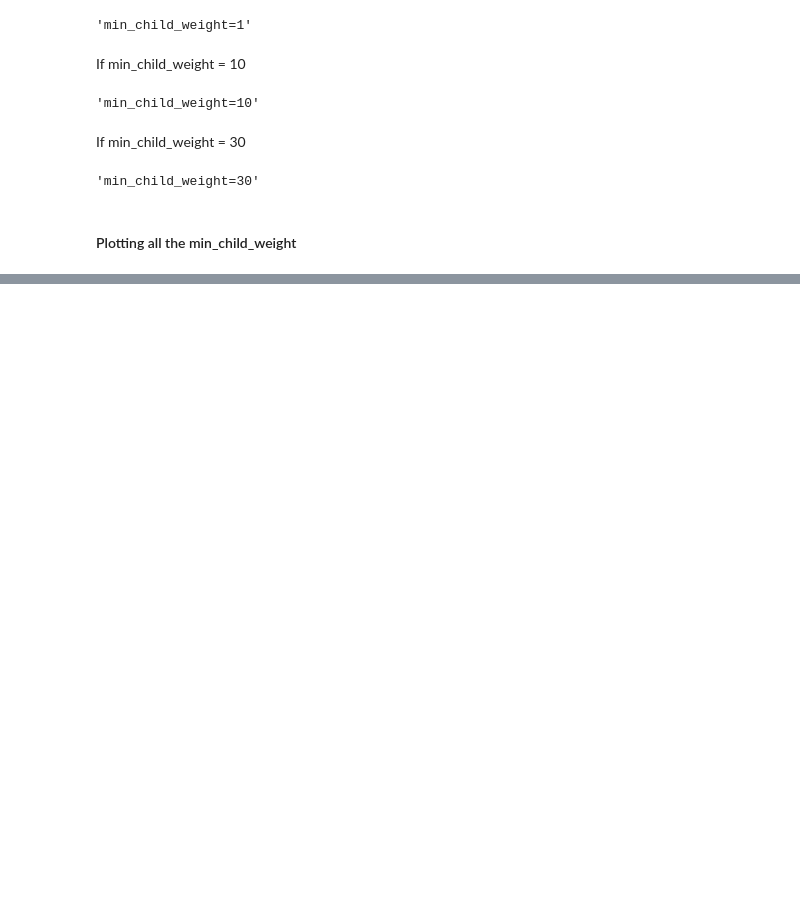
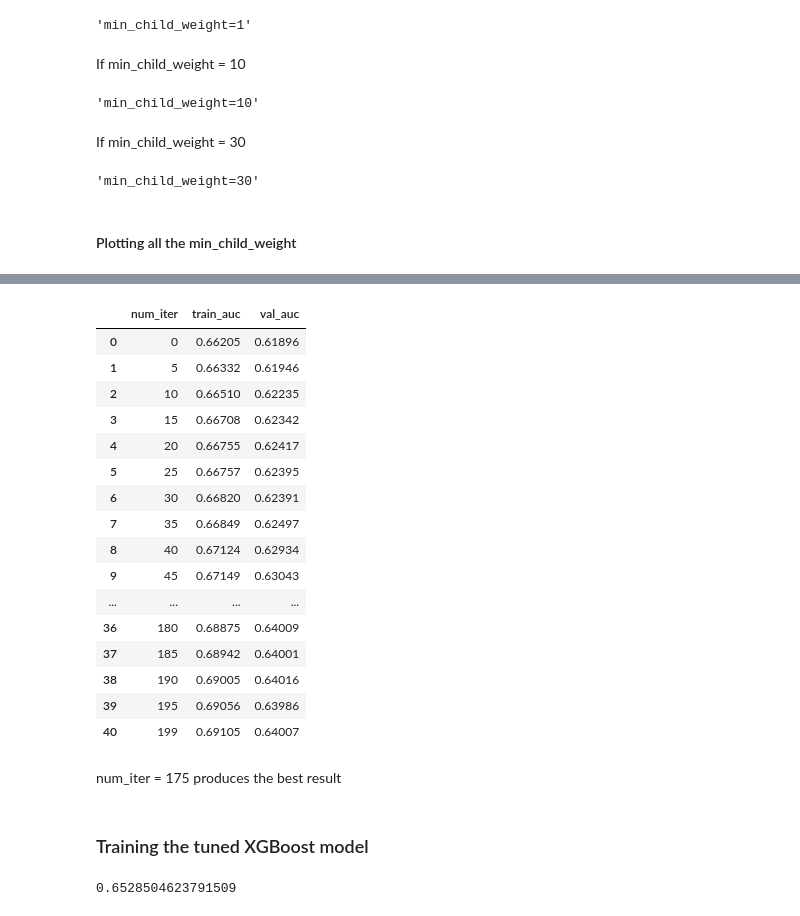
Before and after one commit to Veranika23/endometriosis-prediction, a Jupyter notebook: EDA/notebook.ipynb, the cells around one changed output, grey strips where cells are left out. Drawn from its saved outputs; the diff is of its cells as text; code cells hidden in the pictures; blank space fills up the shorter version.

```diff
--- a/EDA/notebook.ipynb
+++ b/EDA/notebook.ipynb
@@ -1213,0 +1225,20 @@ key
+# %%
+scores = {}
+# %%
+%%capture output
+
+xgb_params = {
+    'eta': 0.01,
+    'max_depth': 4,
+    'min_child_weight': 1,
+
+    'objective': 'binary:logistic',
+    'eval_metric': 'auc',
+
+    'seed': 39,
+    'verbosity': 1,
+}
+
+model = xgb.train(xgb_params, dtrain, num_boost_round = 200,
+                  verbose_eval = 5,
+                  evals=watchlist)
@@ -1213,0 +1251,24 @@ key
+# %%
+scores['min_child_weight=1']
+# %% [output]
+|  | num_iter | train_auc | val_auc |
+| 0 | 0 | 0.66205 | 0.61896 |
+| 1 | 5 | 0.66332 | 0.61946 |
+| 2 | 10 | 0.66510 | 0.62235 |
+| 3 | 15 | 0.66708 | 0.62342 |
+| 4 | 20 | 0.66755 | 0.62417 |
+| 5 | 25 | 0.66757 | 0.62395 |
+| 6 | 30 | 0.66820 | 0.62391 |
+| 7 | 35 | 0.66849 | 0.62497 |
+| 8 | 40 | 0.67124 | 0.62934 |
+| 9 | 45 | 0.67149 | 0.63043 |
+| ... | ... | ... | ... |
+| 36 | 180 | 0.68875 | 0.64009 |
+| 37 | 185 | 0.68942 | 0.64001 |
+| 38 | 190 | 0.69005 | 0.64016 |
+| 39 | 195 | 0.69056 | 0.63986 |
+| 40 | 199 | 0.69105 | 0.64007 |
+# %% [markdown]
+num_iter = 175 produces the best result
+# %% [markdown]
+### Training the tuned XGBoost model
@@ -1213,0 +1292,5 @@ key
+# %%
+y_pred = model.predict(dtest)
+roc_auc_score(y_test, y_pred)
+# %% [output]
+0.6528504623791509
```
Also changed, not shown: parts of 7 cells of this notebook.
